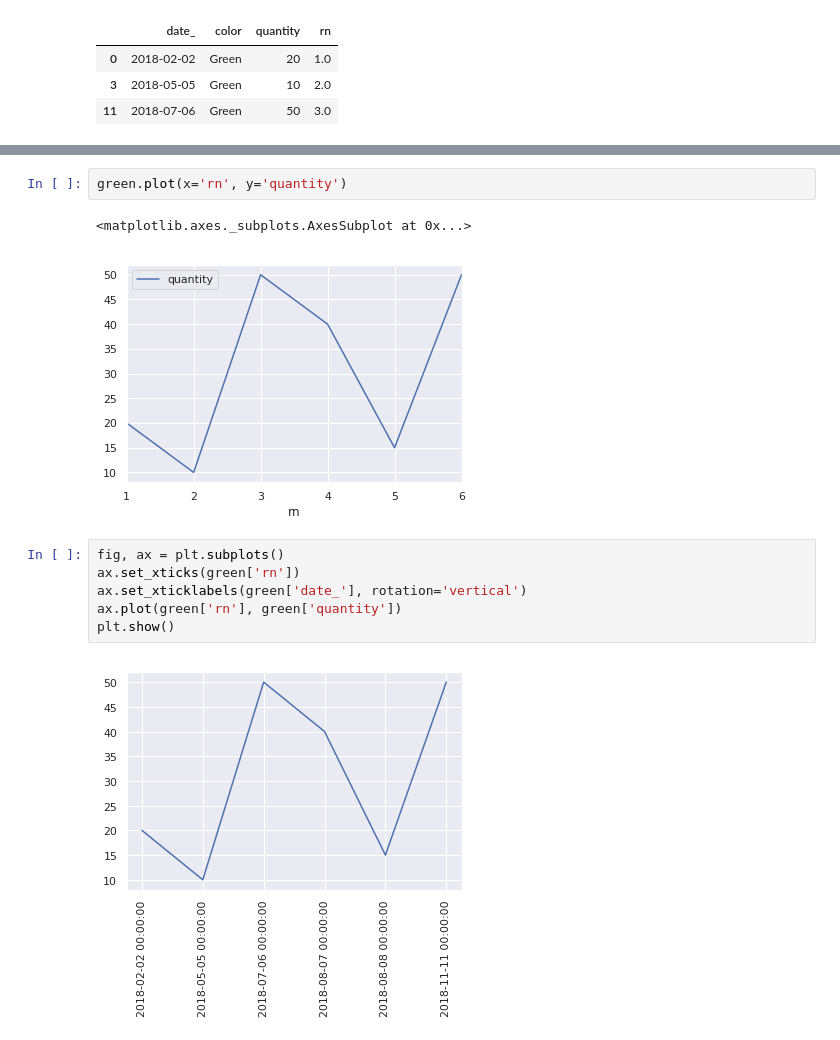
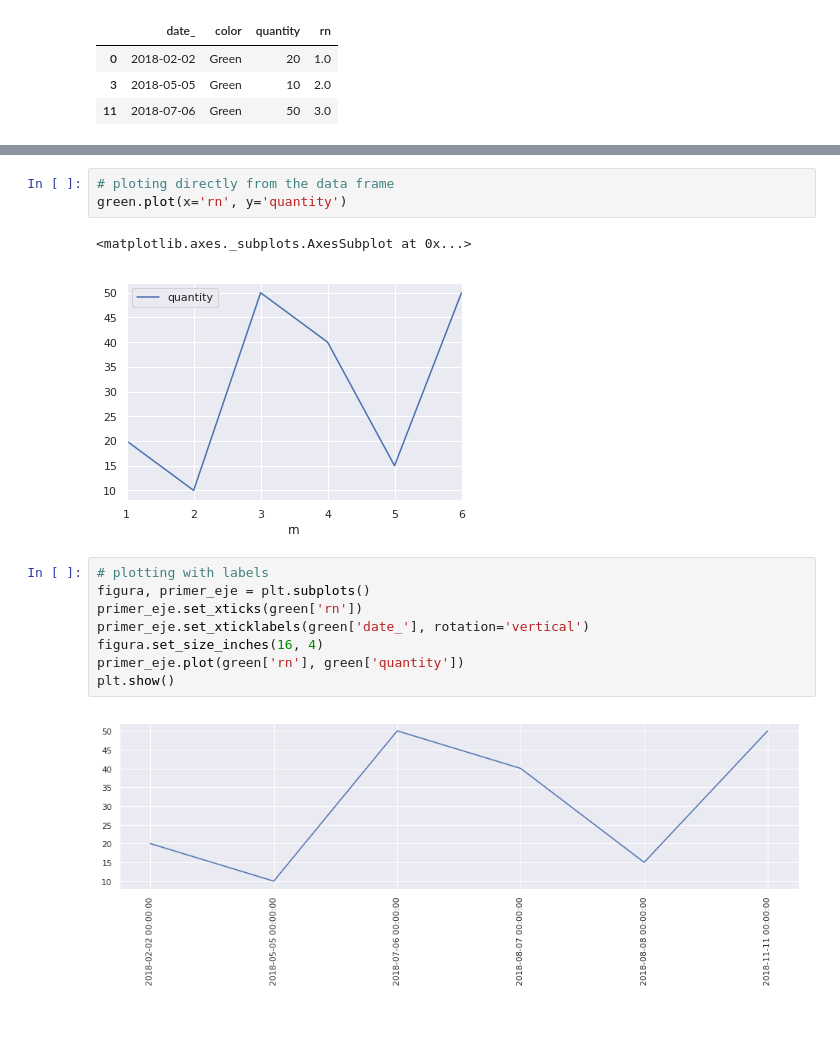
Before and after one commit to leeborio/paginas, a Jupyter notebook: 882_ranking_20191019.ipynb, the cells around one changed output, grey strips where cells are left out. Drawn from its saved outputs; the diff is of its cells as text.

```diff
--- a/882_ranking_20191019.ipynb
+++ b/882_ranking_20191019.ipynb
@@ -27,13 +35,16 @@ green = colores[(colores.color == 'Green')][:].sort_values(by='rn'); green.head(
 # %%
+# ploting directly from the data frame
 green.plot(x='rn', y='quantity')
 # %% [output]
 <matplotlib.axes._subplots.AxesSubplot at 0x...>
 [figure]
 # %%
-fig, ax = plt.subplots()
-ax.set_xticks(green['rn'])
-ax.set_xticklabels(green['date_'], rotation='vertical')
-ax.plot(green['rn'], green['quantity'])
+# plotting with labels
+figura, primer_eje = plt.subplots()
+primer_eje.set_xticks(green['rn'])
+primer_eje.set_xticklabels(green['date_'], rotation='vertical')
+figura.set_size_inches(16, 4)
+primer_eje.plot(green['rn'], green['quantity'])
 plt.show()
 # %% [output]
-[figure, old version]
+[figure, new version]
```
Also changed, not shown: parts of 1 cell of this notebook.
